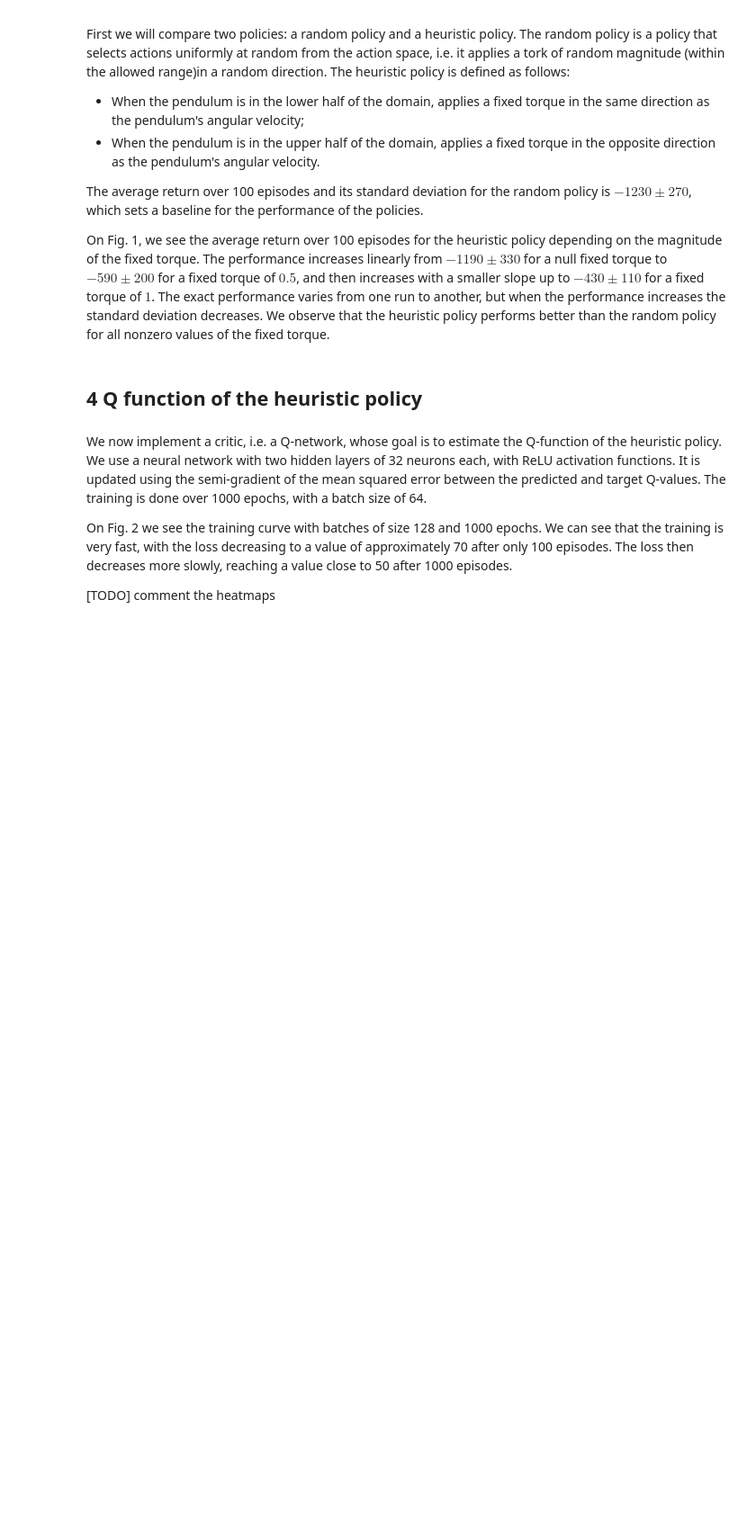
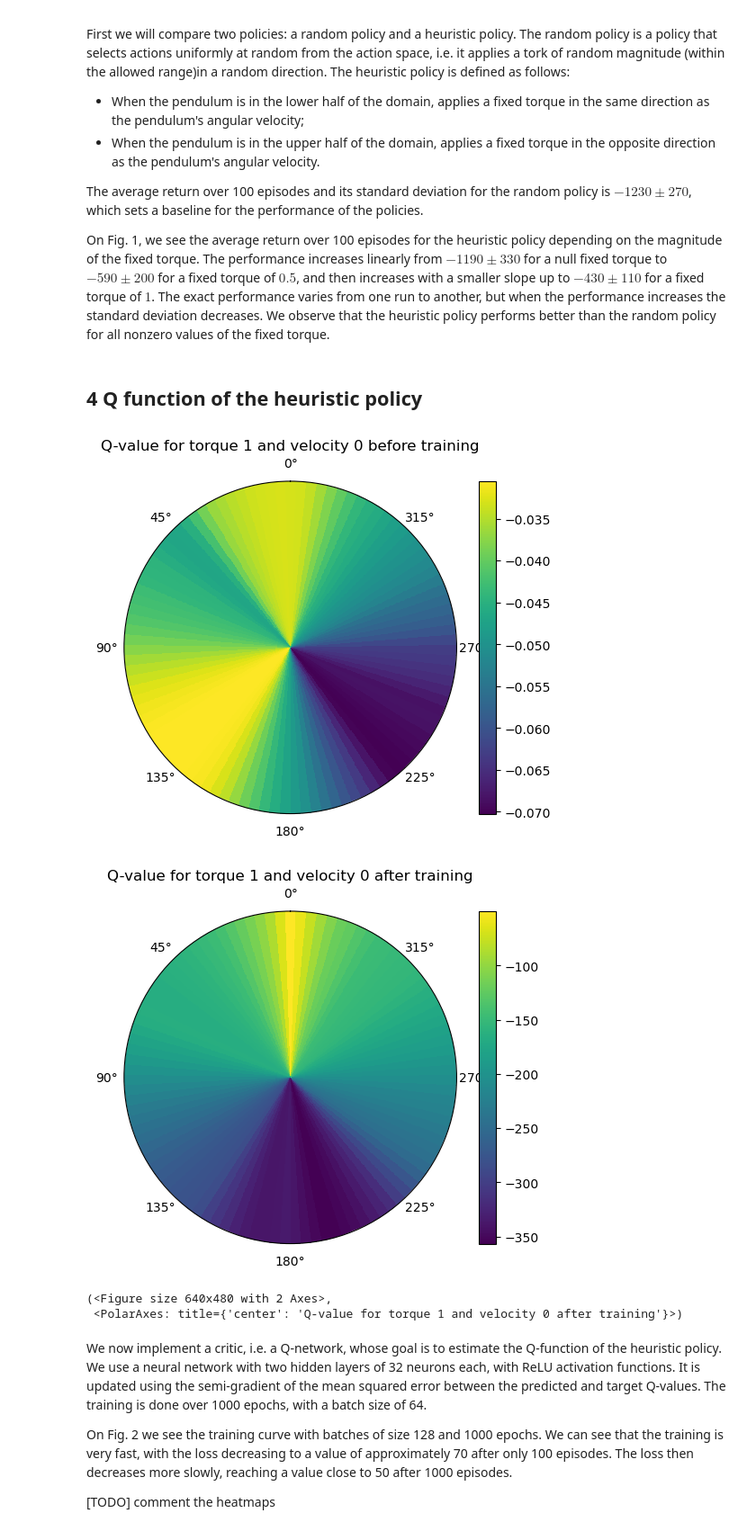
Before and after one commit to antmaier/DDPG-Inverted-Pendulum, a Jupyter notebook: Code_DDPG_Maier_Maier.ipynb, the cells around one changed output. Shown: that part at 90% size. Drawn from its saved outputs; the diff is of its cells as text; code cells hidden in the pictures; blank space fills up the shorter version.

```diff
--- a/Code_DDPG_Maier_Maier.ipynb
+++ b/Code_DDPG_Maier_Maier.ipynb
@@ -676,9 +676,14 @@ fig.show()
 fig.savefig('Figures/4-Mean-loss.pdf')
 # %%
 torque = 1
-velocity = -5
-heatmap(q_network_before_training, torque, velocity, show=True, suffix=" before training", save=True, name="4-Heatmap-before-training_1_-5")
-heatmap(q_network, torque, velocity, show=True, suffix=" after training", save=True, name="4-Heatmap-after-training_1_-5")
+velocity = 0
+heatmap(q_network_before_training, torque, velocity, show=True, suffix=" before training", save=False)
+heatmap(q_network, torque, velocity, show=True, suffix=" after training", save=False)
+# %% [output]
+[figure, added]
+[figure, added]
+(<Figure size 640x480 with 2 Axes>,
+ <PolarAxes: title={'center': 'Q-value for torque 1 and velocity 0 after training'}>)
 # %% [markdown]
 We now implement a critic, i.e. a Q-network, whose goal is to estimate the Q-function of the heuristic policy. We use a neural network with two hidden layers of 32 neurons each, with ReLU activation functions. It is updated using the semi-gradient of the mean squared error between the predicted and target Q-values. The training is done over 1000 epochs, with a batch size of 64.
 
```
Also changed, not shown: parts of 3 cells of this notebook.
